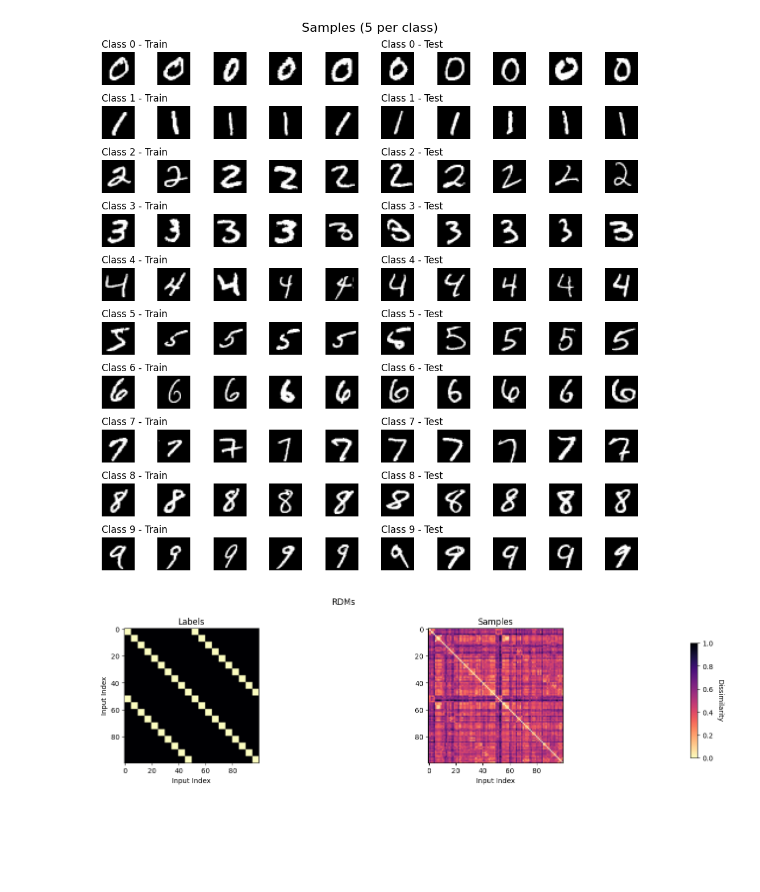
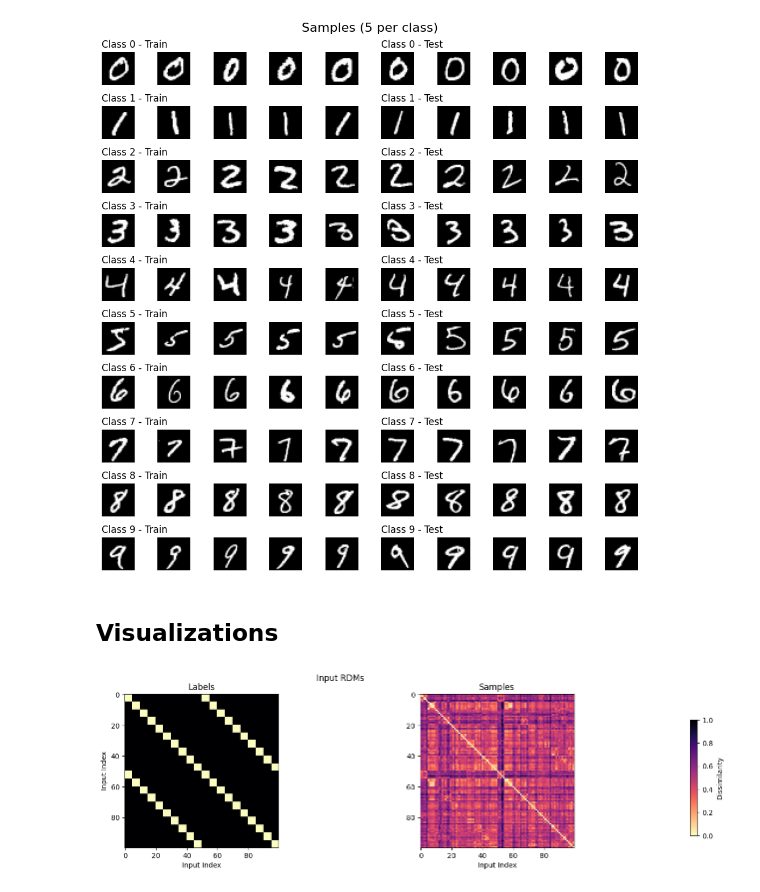
Before and after one commit to Ronho/privacy-and-grokking, a Jupyter notebook: notebooks/rdm.ipynb, the cells around one changed output. Saved outputs shown, nothing was run; the diff lists cells and outputs as text; code cells hidden in the pictures; blank space fills up the shorter version.

```diff
--- a/notebooks/rdm.ipynb
+++ b/notebooks/rdm.ipynb
@@ -26,0 +15,4 @@ torch.cuda.manual_seed_all(SEED)
+# %%
+SAMPLES_PER_CLASS = 5
+pk = PathKeeper()
+pk.set_params({"run_id": RUN_ID})
@@ -84,6 +78,8 @@ def display_images(train_samples: Samples, test_samples: Samples):
 display_images(train_samples, test_samples)
 # %% [output]
 [figure]
+# %% [markdown]
+## Visualizations
 # %%
 type RDMS = dict[str, np.ndarray]
 def get_rdms(layer_measurement_dict: dict[str, np.ndarray], method='correlation') -> RDMS:
@@ -96,23 +92,31 @@ def get_rdms(layer_measurement_dict: dict[str, np.ndarray], method='correlation'
 
     return {layer: rdms.get_matrices()[i] for i, (layer, _) in enumerate(layer_measurement_dict.items())}
 
-def display_rdms(rdms: RDMS, title: str = "RDMs"):
-    num_layers = len(rdms)
-    fig, axes = plt.subplots(1, num_layers, figsize=(14, 4))
+def display_rdms(rdm_list: list[RDMS], title: str = "RDMs"):
+    if len(rdm_list) <= 0:
+        raise Exception("At least one rdm required.")
+
+    num_rows = len(rdm_list)
+    num_layers = len(rdm_list[0])
+
+    fig, axes = plt.subplots(num_rows, num_layers, figsize=(14, 4))
     fig.suptitle(title)
     gs = fig.add_gridspec(1, num_layers)
 
-    for i, (layer, rdm) in enumerate(rdms.items()):
-        ax = axes[i] if num_layers > 1 else axes
-        im = ax.imshow(rdm / rdm.max(), cmap='magma_r')
-        ax.set_title(layer, fontsize=12)
-
-        ax.set_xlabel("Input Index")
-        if i == 0:
-            ax.set_ylabel("Input Index")
+    for row, rdms in enumerate(rdm_list):
+        columns = axes[row] if num_rows > 1 else axes
+        for col, (layer, rdm) in enumerate(rdms.items()):
+            ax = columns[col] if num_layers > 1 else columns
+            im = ax.imshow(rdm / rdm.max(), cmap='magma_r')
+            if row == 0:
+                ax.set_title(layer, fontsize=12)
+            if row == num_rows - 1:
+                ax.set_xlabel("Input Index")
+            if col == 0:
+                ax.set_ylabel("Input Index")
 
     cbar_ax = fig.add_axes([1, 0.17, 0.01, 0.58])
     cbar = fig.colorbar(im, cax=cbar_ax)
-    cbar.set_label('Dissimilarity', rotation=270, labelpad=15)
+    cbar.set_label('Dissimilarity', rotation=90, labelpad=5)
 
-    plt.tight_layout()
+    # plt.tight_layout()
@@ -119,13 +126,12 @@ def display_rdms(rdms: RDMS, title: str = "RDMs"):
 # %%
 one_hot_labels = {
     "Labels": torch.nn.functional.one_hot(torch.tensor([i for _ in range(2) for i in range(NUM_CLASSES) for _ in range(SAMPLES_PER_CLASS)]), num_classes=10).numpy(),
-    "Samples": np.array([img.squeeze().flatten().numpy() for imgs in train_samples.values() for img in imgs] + [img.squeeze().flatten().numpy() for imgs in test_samples.values() for img in imgs]),
-    # "Test Samples": np.array([img.squeeze().flatten().numpy() for imgs in test_samples.values() for img in imgs]),
+    "Samples": images.flatten(1).numpy(),
 }
 rdms_dict = get_rdms(one_hot_labels, method='euclidean')
-display_rdms(rdms_dict)
+display_rdms([rdms_dict], "Input RDMs")
 # %% [output]
-[figure, old version]
+[figure, new version]
 # %%
 def extract_features(model, imgs):
     return_layers, _ = get_graph_node_names(model)
```
Also changed, not shown: parts of 10 cells of this notebook, 4 other files.
